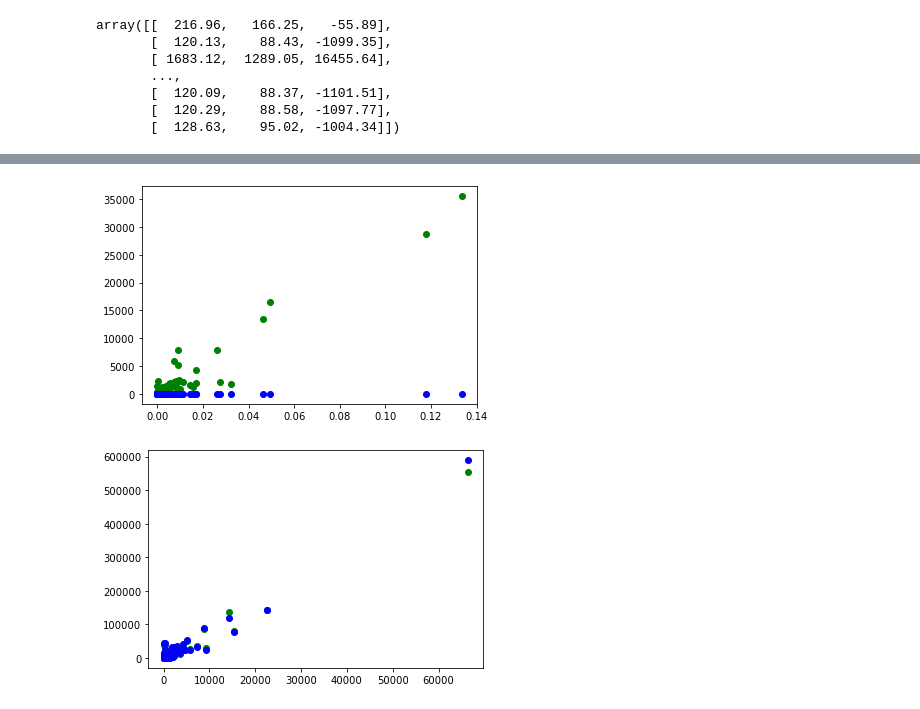
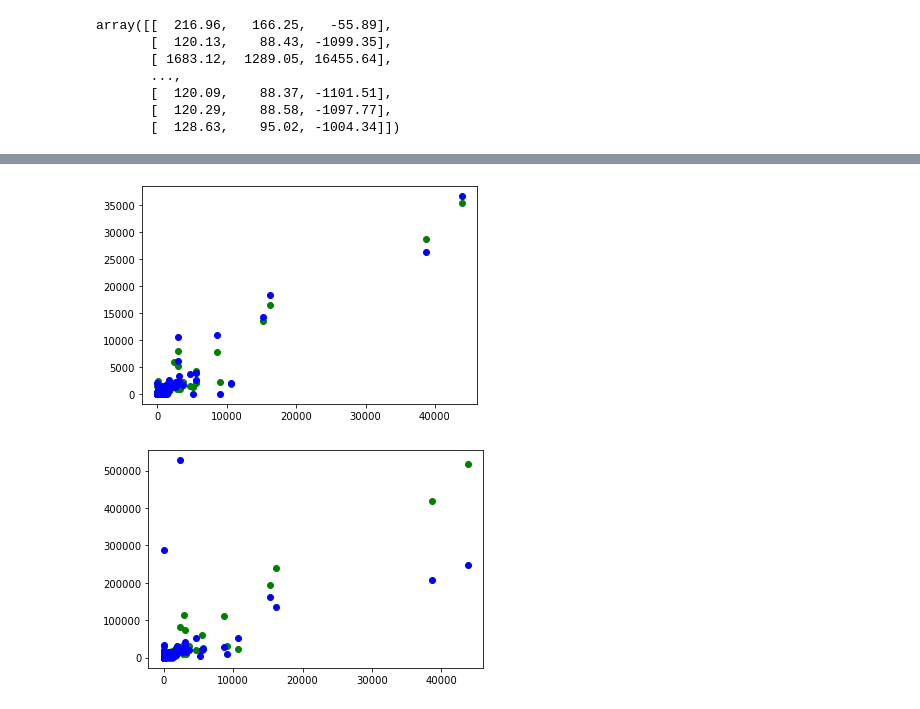
Before and after one commit to n-minhhai/DL-data-imputation, a Jupyter notebook: model5.ipynb, the cells around one changed output, grey strips where cells are left out. Cells and saved outputs as stored; diff of their text form; code cells hidden in the pictures.

Commit message:
Update with visuals

```diff
--- a/model5.ipynb
+++ b/model5.ipynb
@@ -314,15 +314,15 @@ AttributeError: 'float' object has no attribute 'any'
 # %%
-plt.scatter(y_test[:,0], predicted_set[:, 1], color='green')
-plt.scatter(y_test[:,0], y_test[:, 1], color='blue')
+plt.scatter(inverse_y[:,0], predicted_set[:, 1], color='green')
+plt.scatter(inverse_y[:,0], inverse_y[:, 1], color='blue')
 plt.show()
 # %% [output]
-[figure, old version]
+[figure, new version]
 # %%
-plt.scatter(y_test[:,0], predicted_set[:, 2], color='green')
-plt.scatter(y_test[:,0], y_test[:, 2], color='blue')
+plt.scatter(inverse_y[:,0], predicted_set[:, 2], color='green')
+plt.scatter(inverse_y[:,0], inverse_y[:, 2], color='blue')
 plt.show()
 # %% [output]
-[figure, old version]
+[figure, new version]
 # %%
 missing_data = fill_nan(array.copy(), array.copy().size*0.2)
 # %%
```
Also changed, not shown: parts of 4 cells of this notebook.
